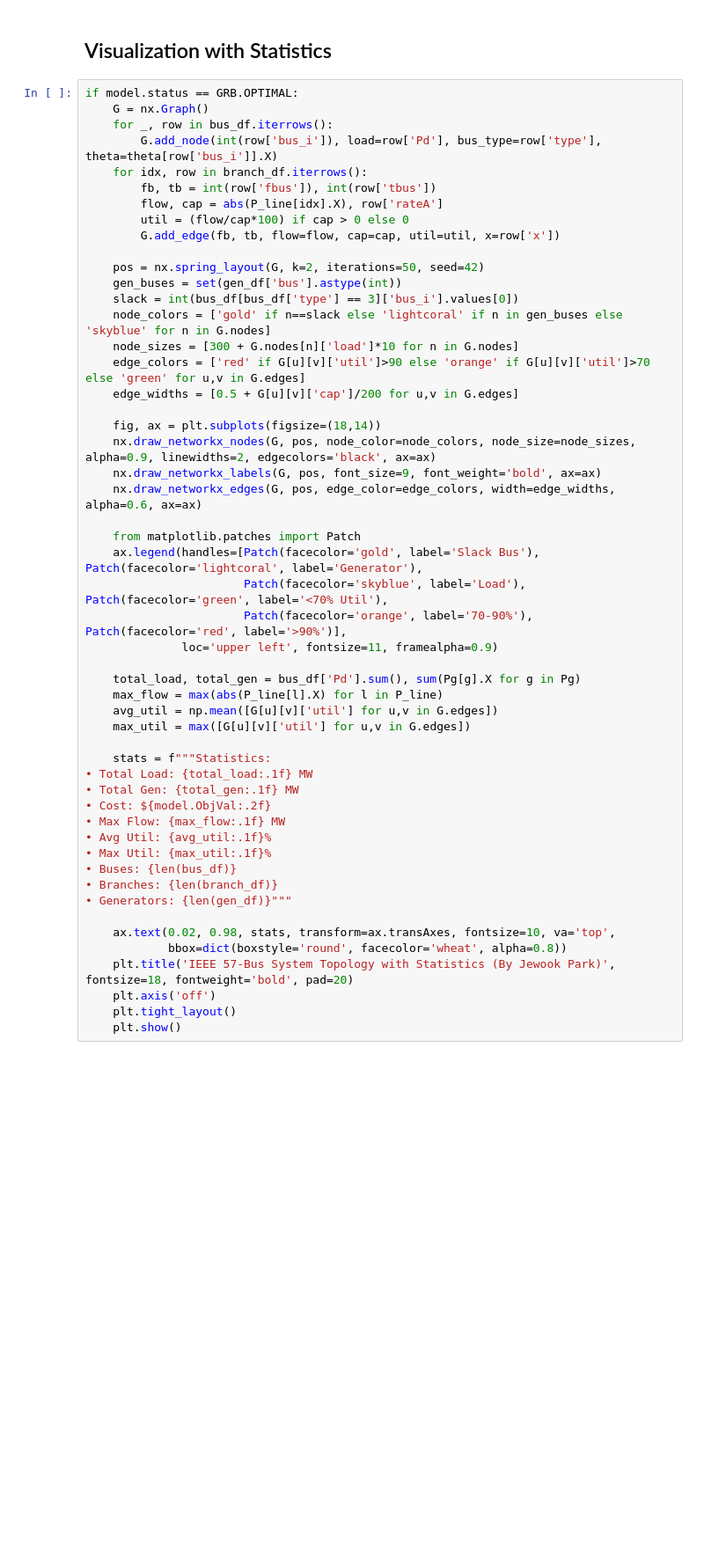
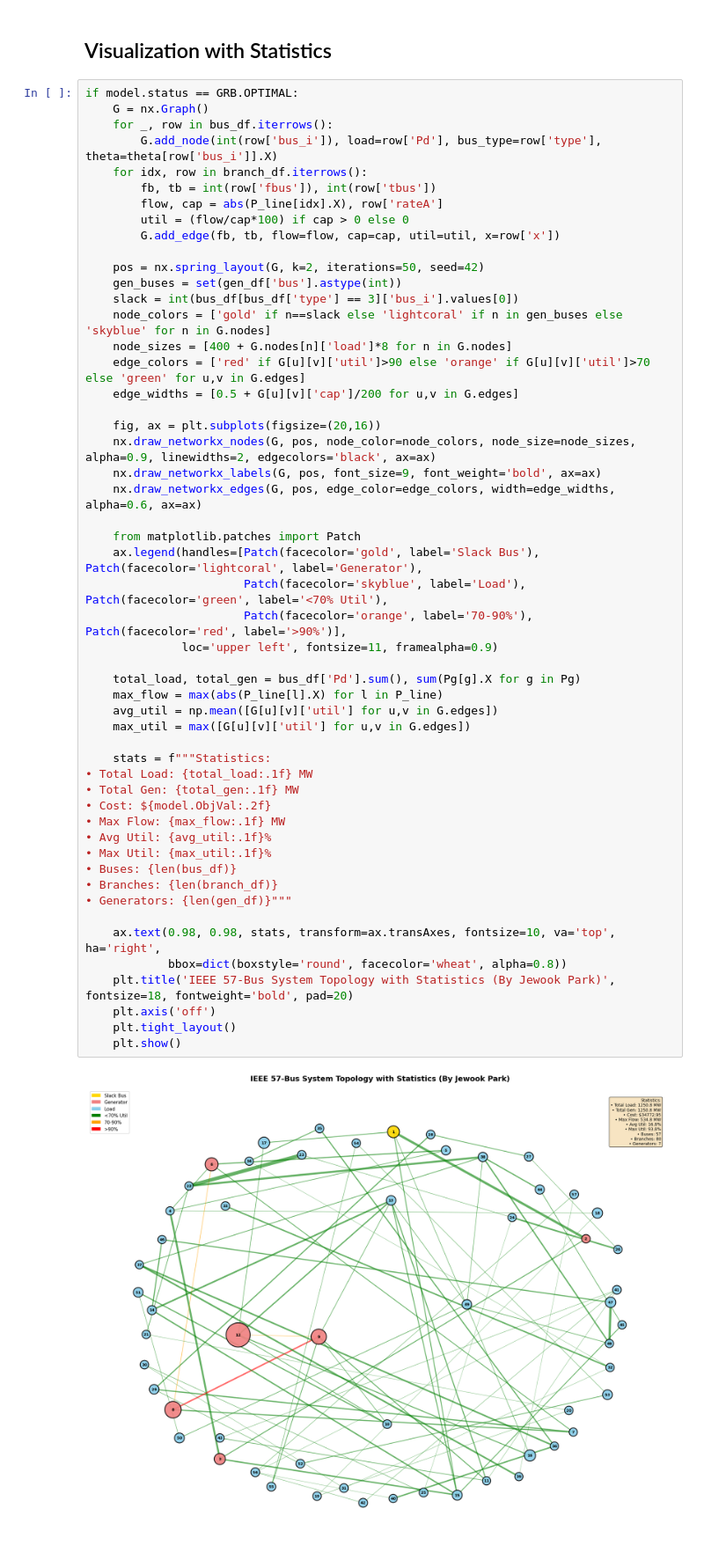
Before and after one commit to lukasp-dev/scopf-optimizer, a Jupyter notebook: case57_original.ipynb, the cells around one changed output. Shown at 88% size. Cells and saved outputs as stored; diff of their text form; blank space fills up the shorter version.

```diff
--- a/case57_original.ipynb
+++ b/case57_original.ipynb
@@ -108,40 +140,42 @@ if model.status == GRB.OPTIMAL:
     gen_buses = set(gen_df['bus'].astype(int))
     slack = int(bus_df[bus_df['type'] == 3]['bus_i'].values[0])
     node_colors = ['gold' if n==slack else 'lightcoral' if n in gen_buses else 'skyblue' for n in G.nodes]
-    node_sizes = [300 + G.nodes[n]['load']*10 for n in G.nodes]
+    node_sizes = [400 + G.nodes[n]['load']*8 for n in G.nodes]
     edge_colors = ['red' if G[u][v]['util']>90 else 'orange' if G[u][v]['util']>70 else 'green' for u,v in G.edges]
     edge_widths = [0.5 + G[u][v]['cap']/200 for u,v in G.edges]
 
-    fig, ax = plt.subplots(figsize=(18,14))
+    fig, ax = plt.subplots(figsize=(20,16))
     nx.draw_networkx_nodes(G, pos, node_color=node_colors, node_size=node_sizes, alpha=0.9, linewidths=2, edgecolors='black', ax=ax)
     nx.draw_networkx_labels(G, pos, font_size=9, font_weight='bold', ax=ax)
     nx.draw_networkx_edges(G, pos, edge_color=edge_colors, width=edge_widths, alpha=0.6, ax=ax)
 
     from matplotlib.patches import Patch
     ax.legend(handles=[Patch(facecolor='gold', label='Slack Bus'), Patch(facecolor='lightcoral', label='Generator'),
                        Patch(facecolor='skyblue', label='Load'), Patch(facecolor='green', label='<70% Util'),
                        Patch(facecolor='orange', label='70-90%'), Patch(facecolor='red', label='>90%')],
               loc='upper left', fontsize=11, framealpha=0.9)
 
     total_load, total_gen = bus_df['Pd'].sum(), sum(Pg[g].X for g in Pg)
     max_flow = max(abs(P_line[l].X) for l in P_line)
     avg_util = np.mean([G[u][v]['util'] for u,v in G.edges])
     max_util = max([G[u][v]['util'] for u,v in G.edges])
 
     stats = f"""Statistics:
 • Total Load: {total_load:.1f} MW
 • Total Gen: {total_gen:.1f} MW
 • Cost: ${model.ObjVal:.2f}
 • Max Flow: {max_flow:.1f} MW
 • Avg Util: {avg_util:.1f}%
 • Max Util: {max_util:.1f}%
 • Buses: {len(bus_df)}
 • Branches: {len(branch_df)}
 • Generators: {len(gen_df)}"""
 
-    ax.text(0.02, 0.98, stats, transform=ax.transAxes, fontsize=10, va='top',
+    ax.text(0.98, 0.98, stats, transform=ax.transAxes, fontsize=10, va='top', ha='right',
             bbox=dict(boxstyle='round', facecolor='wheat', alpha=0.8))
     plt.title('IEEE 57-Bus System Topology with Statistics (By Jewook Park)', fontsize=18, fontweight='bold', pad=20)
     plt.axis('off')
     plt.tight_layout()
     plt.show()
+# %% [output]
+[figure, added]
```
Also changed, not shown: parts of 4 cells of this notebook, 4 other files.
